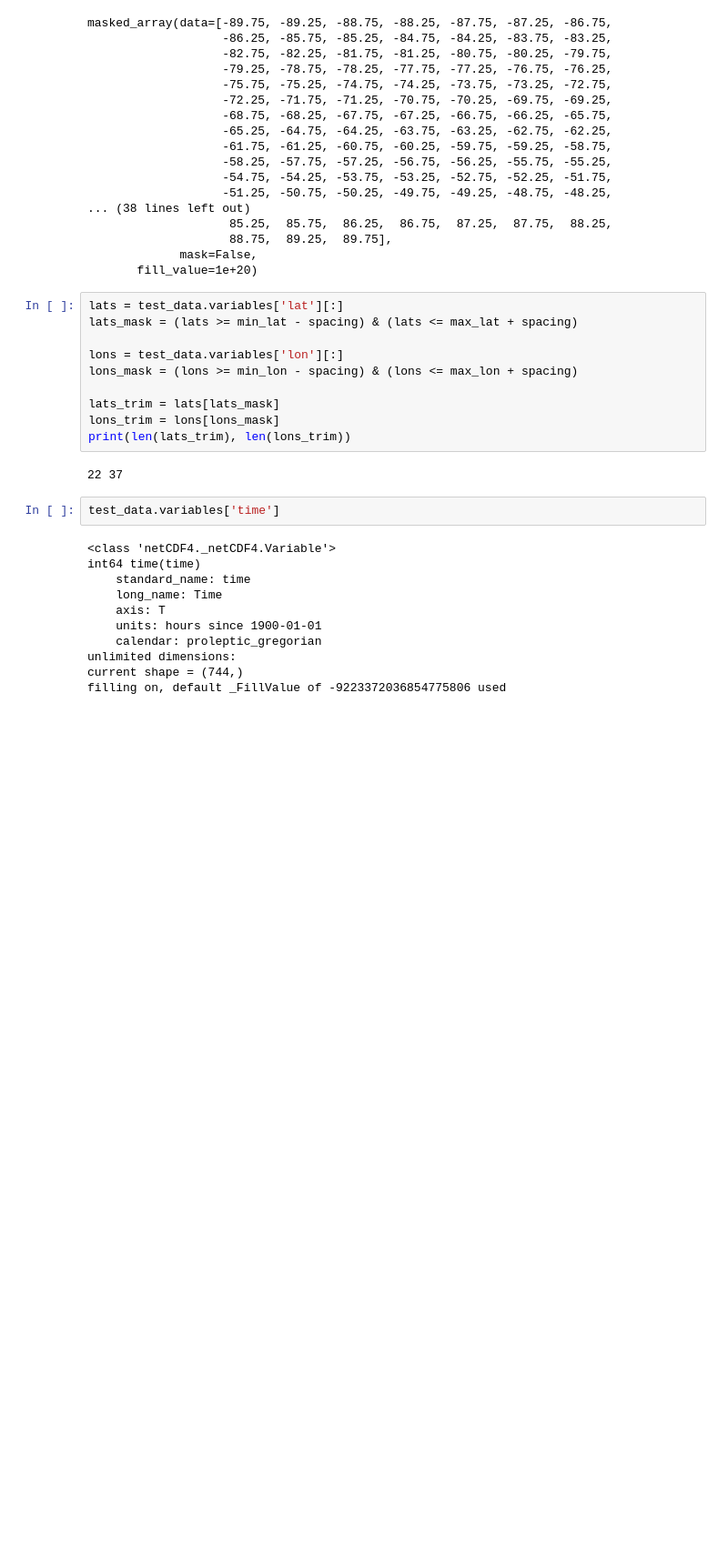
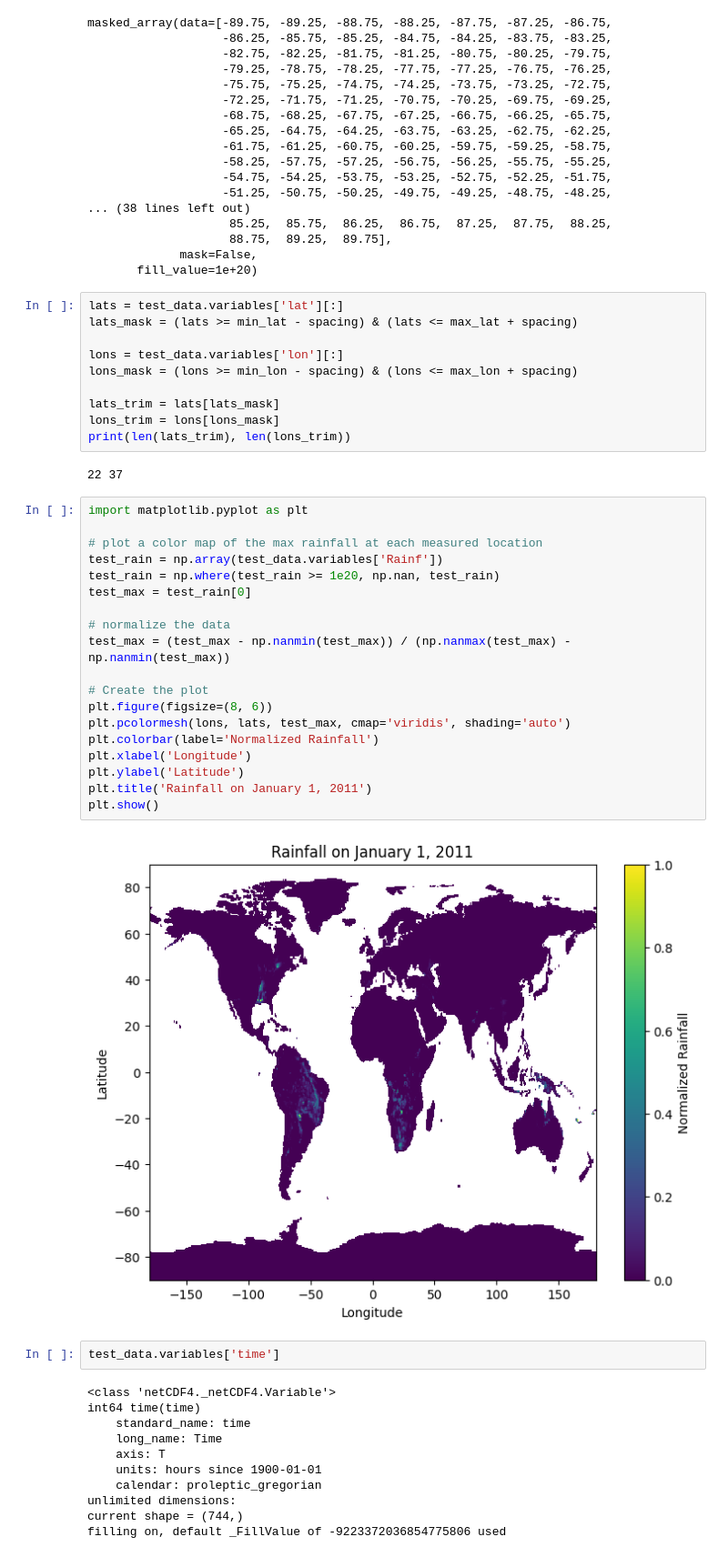
Before and after one commit to TWilson05/EOSC-410-Final-Project, a Jupyter notebook: preprocess_data.ipynb, the cells around one changed output. Shown at 91% size. Cells and saved outputs as stored; diff of their text form; blank space fills up the shorter version.

```diff
--- a/preprocess_data.ipynb
+++ b/preprocess_data.ipynb
@@ -78,6 +78,27 @@ lons_trim = lons[lons_mask]
 print(len(lats_trim), len(lons_trim))
 # %% [output]
 22 37
+# %%
+import matplotlib.pyplot as plt
+
+# plot a color map of the max rainfall at each measured location
+test_rain = np.array(test_data.variables['Rainf'])
+test_rain = np.where(test_rain >= 1e20, np.nan, test_rain)
+test_max = test_rain[0]
+
+# normalize the data
+test_max = (test_max - np.nanmin(test_max)) / (np.nanmax(test_max) - np.nanmin(test_max))
+
+# Create the plot
+plt.figure(figsize=(8, 6))
+plt.pcolormesh(lons, lats, test_max, cmap='viridis', shading='auto')
+plt.colorbar(label='Normalized Rainfall')
+plt.xlabel('Longitude')
+plt.ylabel('Latitude')
+plt.title('Rainfall on January 1, 2011')
+plt.show()
+# %% [output]
+[figure, added]
 # %%
 test_data.variables['time']
 # %% [output]
```
Also changed, not shown: parts of 2 cells of this notebook, 1 other file.
